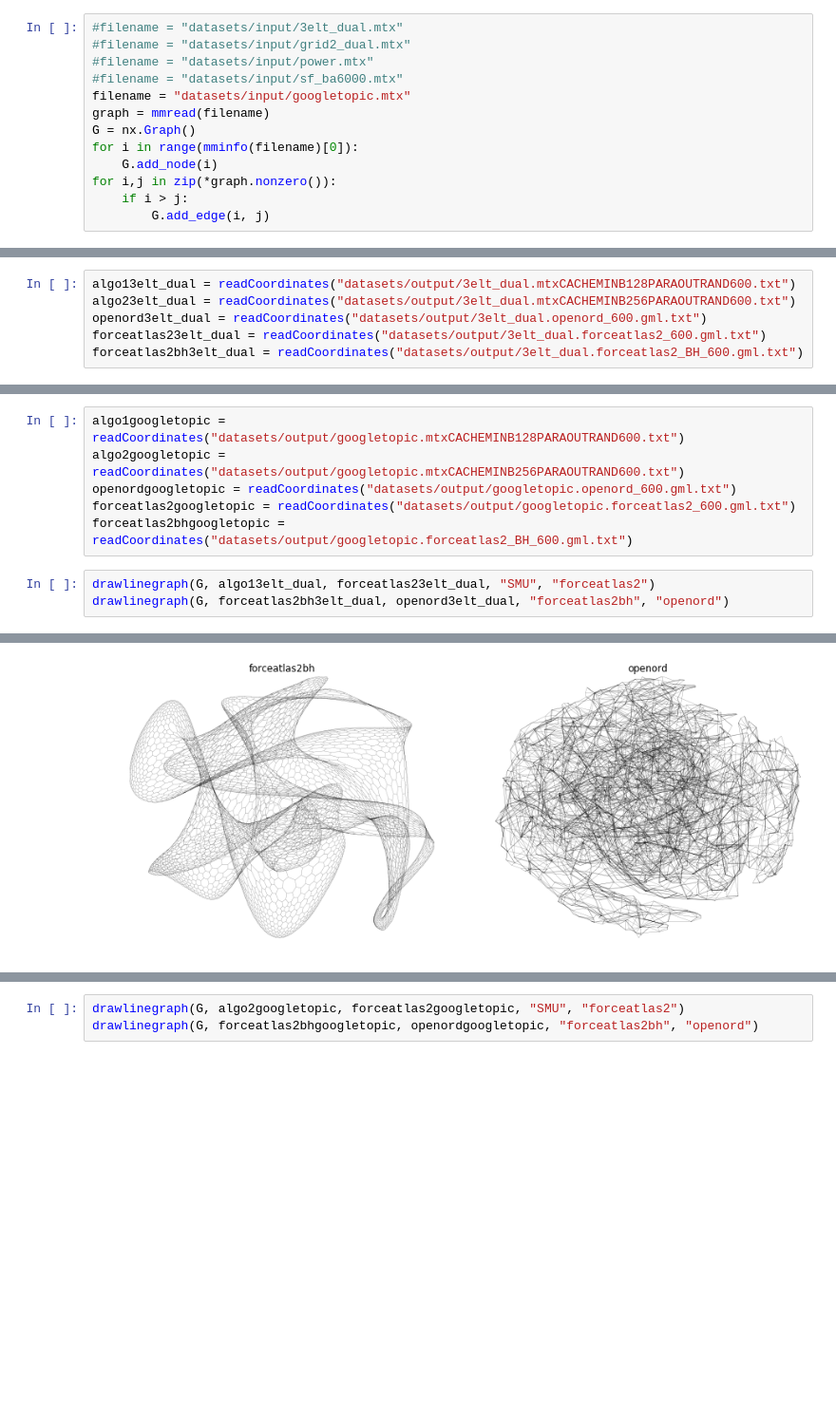
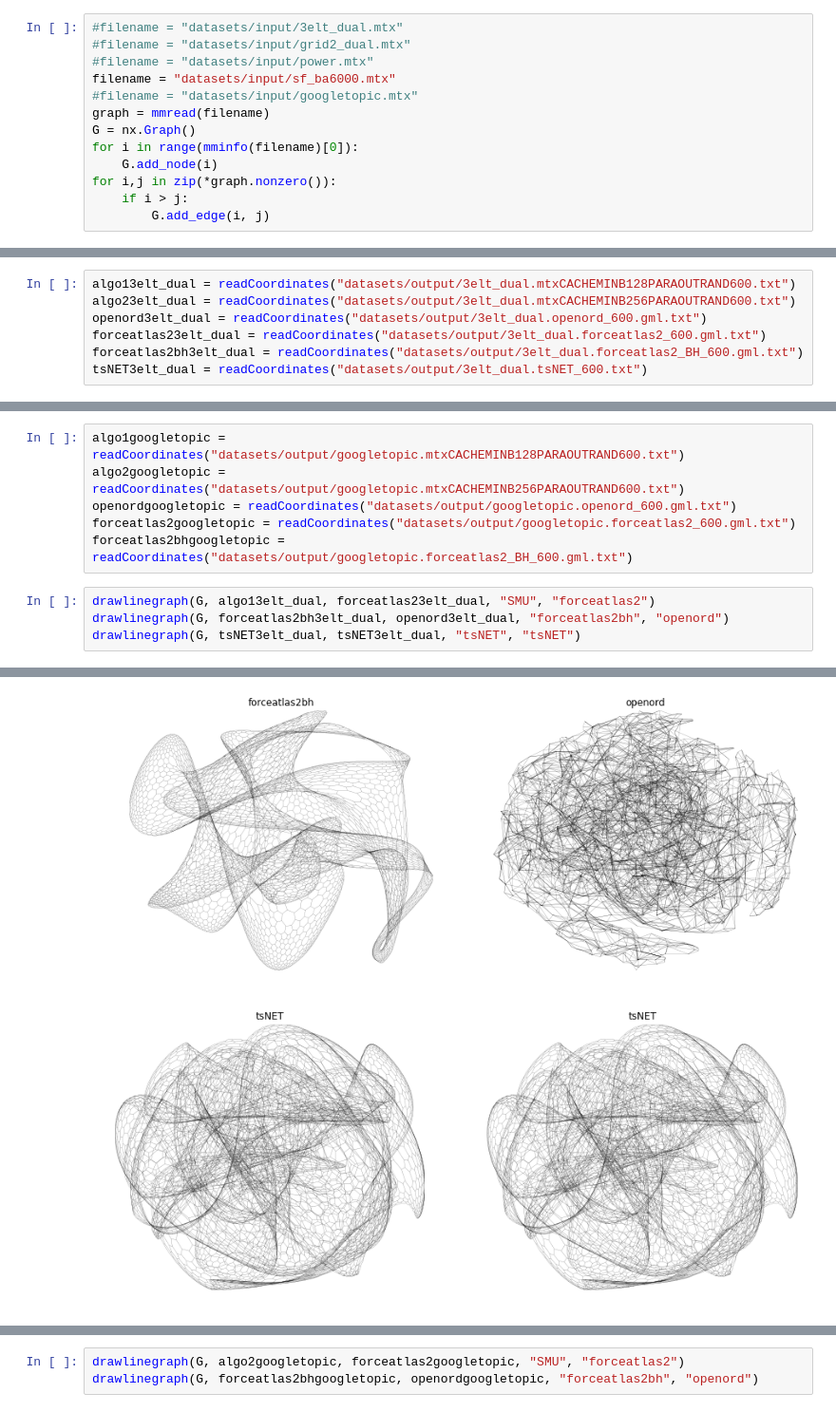
Before and after one commit to khaled-rahman/BatchLayout, a Jupyter notebook: visualize.ipynb, the cells around one changed output, grey strips where cells are left out. Shown at 95% size. Drawn from its saved outputs; the diff is of its cells as text; blank space fills up the shorter version.

```diff
--- a/visualize.ipynb
+++ b/visualize.ipynb
@@ -46,8 +46,8 @@ def drawnetworkxgraph(G, layout, ns, alp):
 #filename = "datasets/input/3elt_dual.mtx"
 #filename = "datasets/input/grid2_dual.mtx"
 #filename = "datasets/input/power.mtx"
-#filename = "datasets/input/sf_ba6000.mtx"
-filename = "datasets/input/googletopic.mtx"
+filename = "datasets/input/sf_ba6000.mtx"
+#filename = "datasets/input/googletopic.mtx"
 graph = mmread(filename)
 G = nx.Graph()
 for i in range(mminfo(filename)[0]):
@@ -111,6 +111,7 @@ algo23elt_dual = readCoordinates("datasets/output/3elt_dual.mtxCACHEMINB256PARAO
 openord3elt_dual = readCoordinates("datasets/output/3elt_dual.openord_600.gml.txt")
 forceatlas23elt_dual = readCoordinates("datasets/output/3elt_dual.forceatlas2_600.gml.txt")
 forceatlas2bh3elt_dual = readCoordinates("datasets/output/3elt_dual.forceatlas2_BH_600.gml.txt")
+tsNET3elt_dual = readCoordinates("datasets/output/3elt_dual.tsNET_600.txt")
 # %%
 algo1power = readCoordinates("datasets/output/power.mtxCACHEMINB128PARAOUTRAND600.txt")
 algo2power = readCoordinates("datasets/output/power.mtxCACHEMINB256PARAOUTRAND600.txt")
@@ -132,4 +135,5 @@ forceatlas2bhgoogletopic = readCoordinates("datasets/output/googletopic.forceatl
 # %%
 drawlinegraph(G, algo13elt_dual, forceatlas23elt_dual, "SMU", "forceatlas2")
 drawlinegraph(G, forceatlas2bh3elt_dual, openord3elt_dual, "forceatlas2bh", "openord")
+drawlinegraph(G, tsNET3elt_dual, tsNET3elt_dual, "tsNET", "tsNET")
 # %% [output]
@@ -138,5 +143,6 @@ Total edges =  13278  Average Degree: 2.9506666666666668
 [figure]
 [figure]
+[figure, added]
 # %%
 drawlinegraph(G, algo2power, forceatlas2power, "SMU", "forceatlas2")
 drawlinegraph(G, forceatlas2bhpower, openordpower, "forceatlas2bh", "openord")
```
Also changed, not shown: parts of 7 cells of this notebook, 11 other files.
